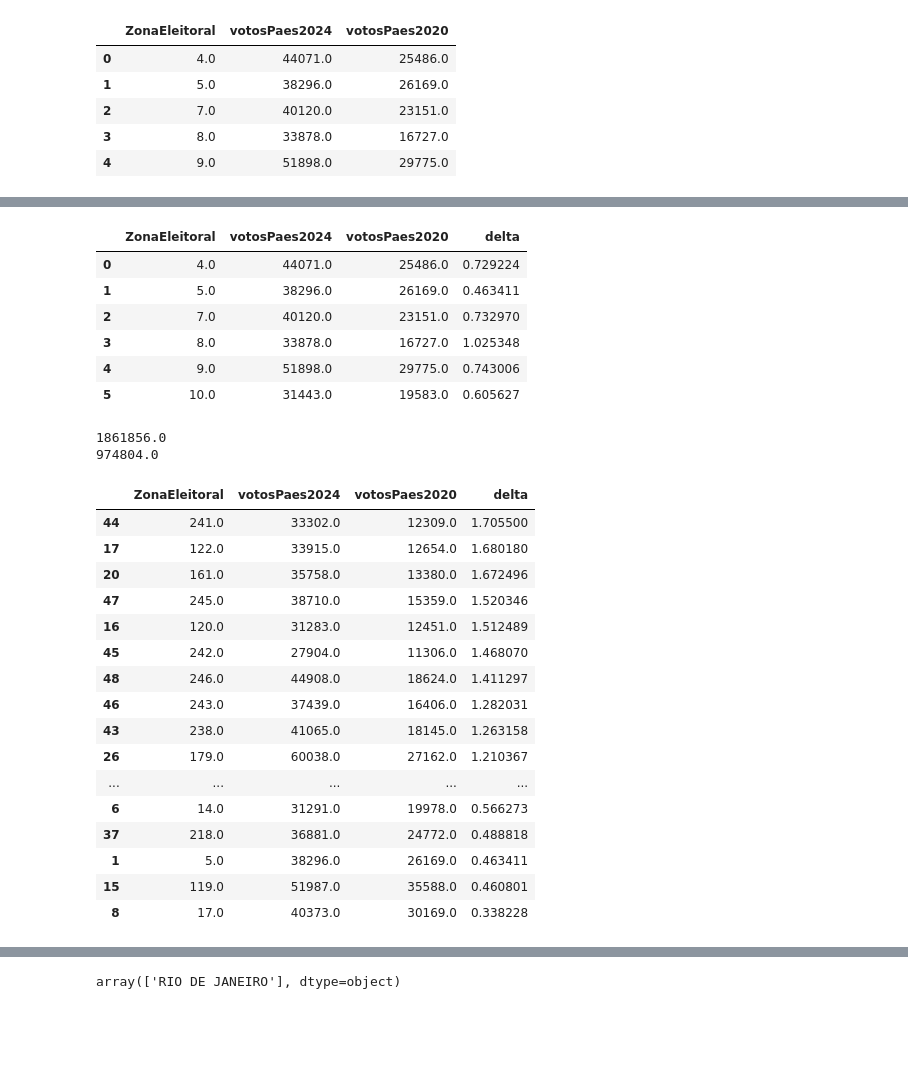
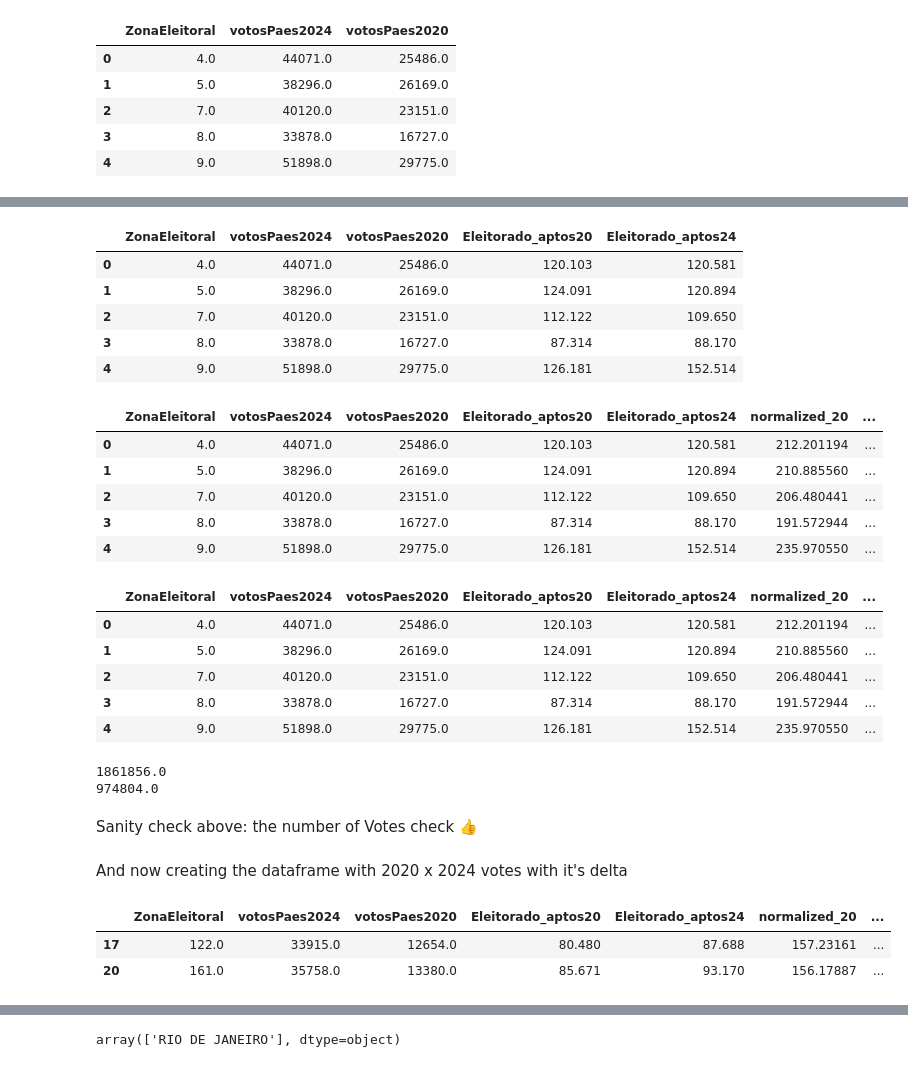
Before and after one commit to thecirocks/eleicao, a Jupyter notebook: eleicao.ipynb, the cells around one changed output, grey strips where cells are left out. Saved outputs shown, nothing was run; the diff lists cells and outputs as text; code cells hidden in the pictures; blank space fills up the shorter version.

```diff
--- a/eleicao.ipynb
+++ b/eleicao.ipynb
@@ -286,42 +360,59 @@ df24_20.head(5)
+# %%
+df_apt['Zona'] = df_apt['Zona'].astype(float)
+# %%
+df24_20 = df24_20.merge(
+    df_apt[['Eleitorado_aptos20', 'Eleitorado_aptos24', 'Zona']],
+    left_on='ZonaEleitoral', right_on='Zona',
+    how='left'
+).drop(columns=['Zona'])
+
+
+df24_20.head(5)
+# %% [output]
+|  | ZonaEleitoral | votosPaes2024 | votosPaes2020 | Eleitorado_aptos20 | Eleitorado_aptos24 |
+| 0 | 4.0 | 44071.0 | 25486.0 | 120.103 | 120.581 |
+| 1 | 5.0 | 38296.0 | 26169.0 | 124.091 | 120.894 |
+| 2 | 7.0 | 40120.0 | 23151.0 | 112.122 | 109.650 |
+| 3 | 8.0 | 33878.0 | 16727.0 | 87.314 | 88.170 |
+| 4 | 9.0 | 51898.0 | 29775.0 | 126.181 | 152.514 |
 # %%
-df24_20['delta'] = df24_20['votosPaes2024'] / df24_20['votosPaes2020'] -1
-df24_20.head(6)
+df24_20['normalized_20'] = df24_20['votosPaes2020'] / df24_20['Eleitorado_aptos20']
+df24_20['normalized_24'] = df24_20['votosPaes2024'] / df24_20['Eleitorado_aptos24']
+df24_20.head(5)
 # %% [output]
-|  | ZonaEleitoral | votosPaes2024 | votosPaes2020 | delta |
-| 0 | 4.0 | 44071.0 | 25486.0 | 0.729224 |
-| 1 | 5.0 | 38296.0 | 26169.0 | 0.463411 |
-| 2 | 7.0 | 40120.0 | 23151.0 | 0.732970 |
-| 3 | 8.0 | 33878.0 | 16727.0 | 1.025348 |
-| 4 | 9.0 | 51898.0 | 29775.0 | 0.743006 |
-| 5 | 10.0 | 31443.0 | 19583.0 | 0.605627 |
+|  | ZonaEleitoral | votosPaes2024 | votosPaes2020 | Eleitorado_aptos20 | Eleitorado_aptos24 | normalized_20 | ... |
+| 0 | 4.0 | 44071.0 | 25486.0 | 120.103 | 120.581 | 212.201194 | ... |
+| 1 | 5.0 | 38296.0 | 26169.0 | 124.091 | 120.894 | 210.885560 | ... |
+| 2 | 7.0 | 40120.0 | 23151.0 | 112.122 | 109.650 | 206.480441 | ... |
+| 3 | 8.0 | 33878.0 | 16727.0 | 87.314 | 88.170 | 191.572944 | ... |
+| 4 | 9.0 | 51898.0 | 29775.0 | 126.181 | 152.514 | 235.970550 | ... |
+# %%
+df24_20['delta_normalized'] = np.divide((df24_20['normalized_24'] - df24_20['normalized_20']), df24_20['normalized_20']) * 100
+df24_20.head(5)
+# %% [output]
+|  | ZonaEleitoral | votosPaes2024 | votosPaes2020 | Eleitorado_aptos20 | Eleitorado_aptos24 | normalized_20 | ... |
+| 0 | 4.0 | 44071.0 | 25486.0 | 120.103 | 120.581 | 212.201194 | ... |
+| 1 | 5.0 | 38296.0 | 26169.0 | 124.091 | 120.894 | 210.885560 | ... |
+| 2 | 7.0 | 40120.0 | 23151.0 | 112.122 | 109.650 | 206.480441 | ... |
+| 3 | 8.0 | 33878.0 | 16727.0 | 87.314 | 88.170 | 191.572944 | ... |
+| 4 | 9.0 | 51898.0 | 29775.0 | 126.181 | 152.514 | 235.970550 | ... |
 # %%
 print(df24_20['votosPaes2024'].sum())
 print(df24_20['votosPaes2020'].sum())
 # %% [output]
 1861856.0
 974804.0
+# %% [markdown]
+Sanity check above: the number of Votes check 👍
+# %% [markdown]
+And now creating the dataframe with 2020 x 2024 votes with it's delta
 # %%
-#final_df = df.sort_values(by=['2'], ascending=False)
-df24_20 = df24_20.sort_values(by=['delta'], ascending=False)
+df24_20 = df24_20.sort_values(by=['delta_normalized'], ascending=False)
 df24_20 = df24_20.dropna()
-df24_20
+df24_20.head(2)
 # %% [output]
-|  | ZonaEleitoral | votosPaes2024 | votosPaes2020 | delta |
-| 44 | 241.0 | 33302.0 | 12309.0 | 1.705500 |
-| 17 | 122.0 | 33915.0 | 12654.0 | 1.680180 |
-| 20 | 161.0 | 35758.0 | 13380.0 | 1.672496 |
-| 47 | 245.0 | 38710.0 | 15359.0 | 1.520346 |
-| 16 | 120.0 | 31283.0 | 12451.0 | 1.512489 |
-| 45 | 242.0 | 27904.0 | 11306.0 | 1.468070 |
-| 48 | 246.0 | 44908.0 | 18624.0 | 1.411297 |
-| 46 | 243.0 | 37439.0 | 16406.0 | 1.282031 |
-| 43 | 238.0 | 41065.0 | 18145.0 | 1.263158 |
-| 26 | 179.0 | 60038.0 | 27162.0 | 1.210367 |
-| ... | ... | ... | ... | ... |
-| 6 | 14.0 | 31291.0 | 19978.0 | 0.566273 |
-| 37 | 218.0 | 36881.0 | 24772.0 | 0.488818 |
-| 1 | 5.0 | 38296.0 | 26169.0 | 0.463411 |
-| 15 | 119.0 | 51987.0 | 35588.0 | 0.460801 |
-| 8 | 17.0 | 40373.0 | 30169.0 | 0.338228 |
+|  | ZonaEleitoral | votosPaes2024 | votosPaes2020 | Eleitorado_aptos20 | Eleitorado_aptos24 | normalized_20 | ... |
+| 17 | 122.0 | 33915.0 | 12654.0 | 80.480 | 87.688 | 157.23161 | ... |
+| 20 | 161.0 | 35758.0 | 13380.0 | 85.671 | 93.170 | 156.17887 | ... |
 # %%
 df24_20.set_index('ZonaEleitoral', inplace=True)
```
Also changed, not shown: parts of 42 cells of this notebook, 1 other file.
